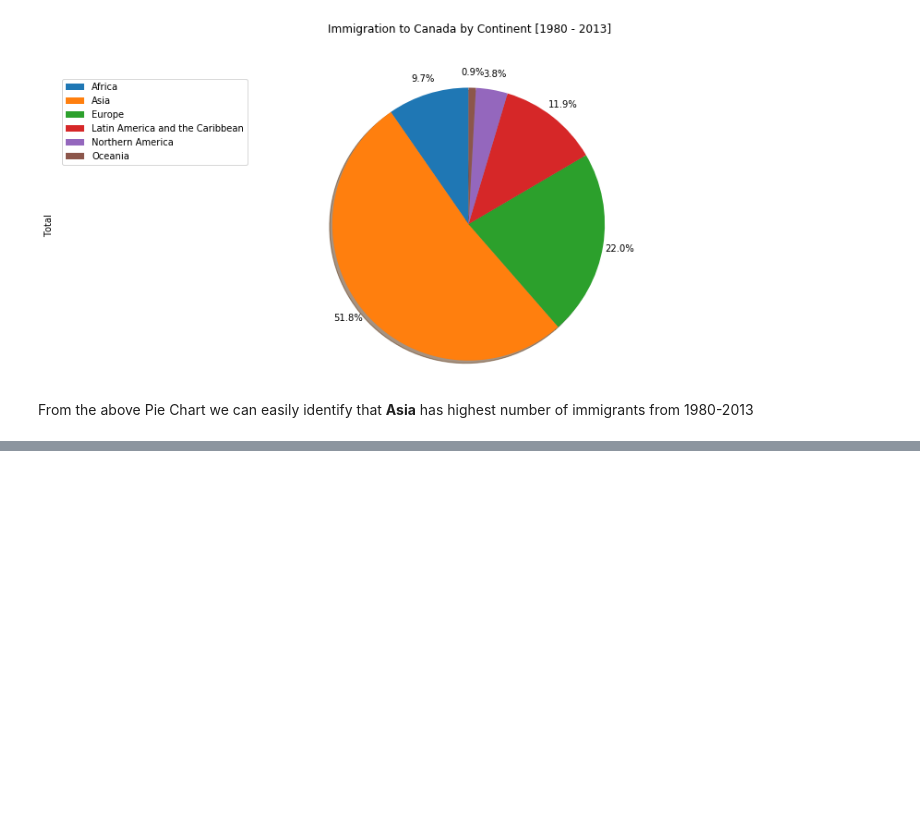
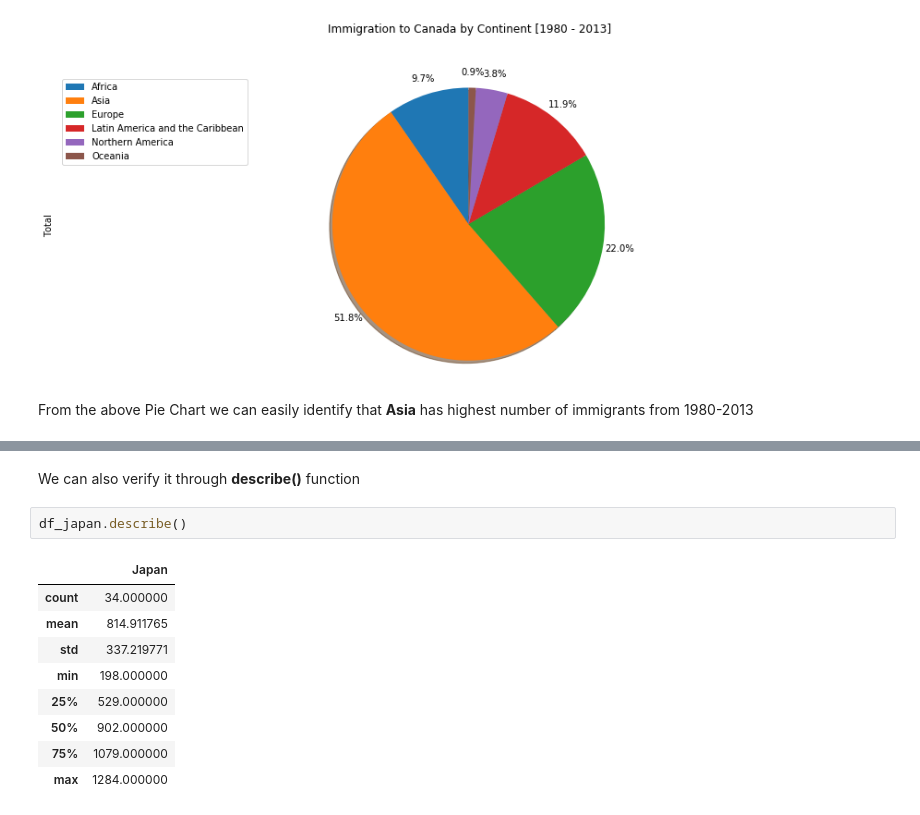
Before and after one commit to aitezazakhtar/Visualization-using-SpecializedTools, a Jupyter notebook: visualize-using-specialTools.ipynb, the cells around one changed output, grey strips where cells are left out. Drawn from its saved outputs; the diff is of its cells as text; blank space fills up the shorter version.

```diff
--- a/visualize-using-specialTools.ipynb
+++ b/visualize-using-specialTools.ipynb
@@ -106,0 +139,14 @@ From the above Pie Chart we can easily identify that **Asia** has highest number
+# %% [markdown]
+We can also verify it through **describe()** function
+# %%
+df_japan.describe()
+# %% [output]
+|  | Japan |
+| count | 34.000000 |
+| mean | 814.911765 |
+| std | 337.219771 |
+| min | 198.000000 |
+| 25% | 529.000000 |
+| 50% | 902.000000 |
+| 75% | 1079.000000 |
+| max | 1284.000000 |
```
Also changed, not shown: parts of 10 cells of this notebook.
